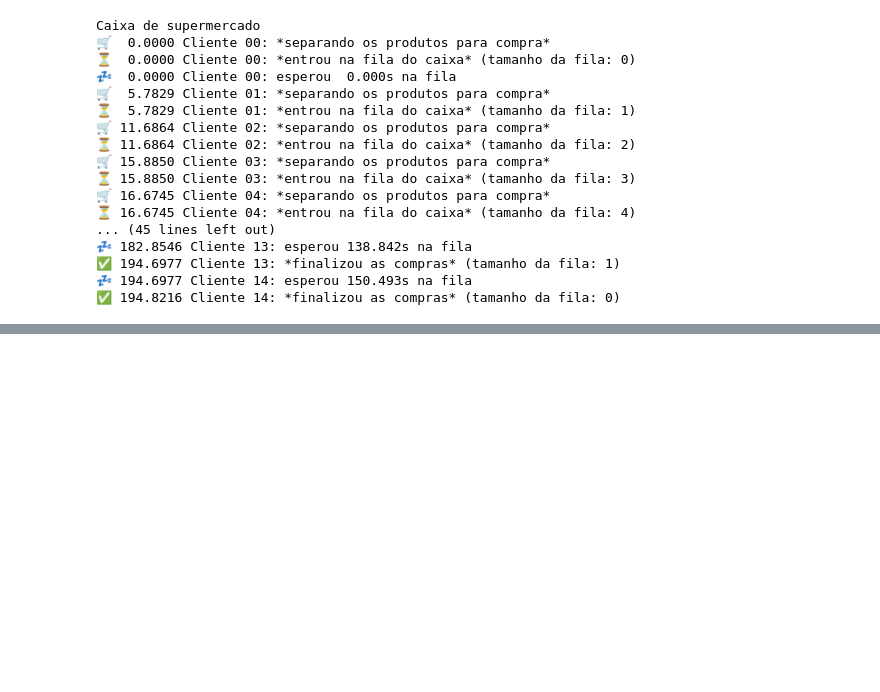
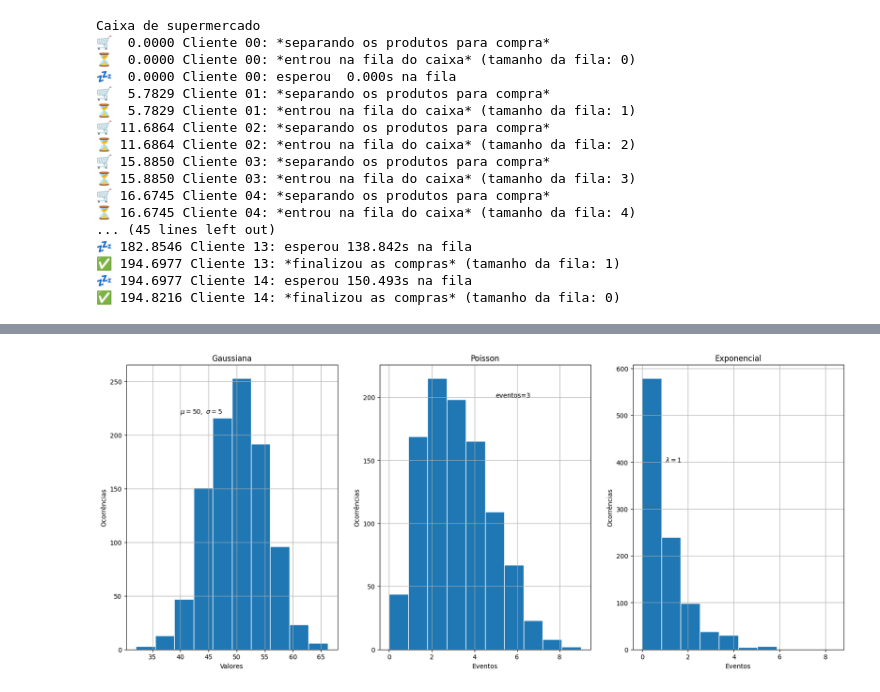
Before and after one commit to CompCientifica/EP-2, a Jupyter notebook: main.ipynb, the cells around one changed output, grey strips where cells are left out. Drawn from its saved outputs; the diff is of its cells as text; code cells hidden in the pictures; blank space fills up the shorter version.

Commit message:
added charts

```diff
--- a/main.ipynb
+++ b/main.ipynb
@@ -69,0 +84,41 @@ Caixa de supermercado
+# %%
+import matplotlib.pyplot as plt
+import numpy as np
+
+fig, (ax1, ax2, ax3) = plt.subplots(1,3)
+
+fig.set_size_inches(20, 8) # tamanho largura x altura
+
+# Gaussiana
+# https://numpy.org/doc/stable/reference/random/generated/numpy.random.normal.html
+# média, desvio e quantidade
+media, desvio = 50, 5
+x = np.random.normal(media, desvio, 1000)
+ax1.text(40, 220, r'$\mu=' +str(media)+',\ \sigma='+str(desvio)+'$')
+ax1.hist(x, edgecolor="white")
+ax1.set_xlabel('Valores')
+ax1.set_ylabel('Ocorrências')
+ax1.set_title('Gaussiana')
+ax1.grid()
+
+# Poisson
+eventos = 3
+x = np.random.poisson(eventos, 1000)
+ax2.text(eventos+2, 200, "eventos=" + str(eventos))
+ax2.hist(x, edgecolor="white")
+ax2.set_xlabel('Eventos')
+ax2.set_ylabel('Ocorrências')
+ax2.set_title('Poisson')
+ax2.grid()
+
+# Exponencial
+lambdah = 1
+x = np.random.exponential(lambdah,1000)
+ax3.text(lambdah, 400, r'$\lambda=' + str(lambdah) + '$')
+ax3.hist(x, edgecolor="white")
+ax3.set_xlabel('Eventos')
+ax3.set_ylabel('Ocorrências')
+ax3.set_title('Exponencial')
+ax3.grid()
+# %% [output]
+[figure, added]
```
Also changed, not shown: parts of 4 cells of this notebook.
